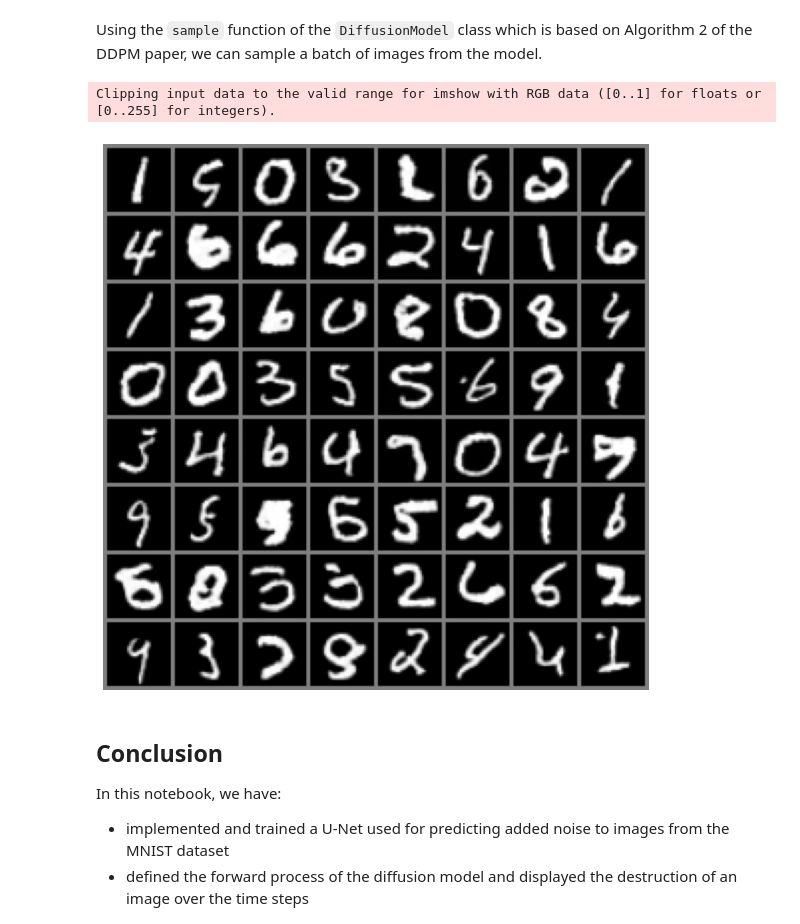
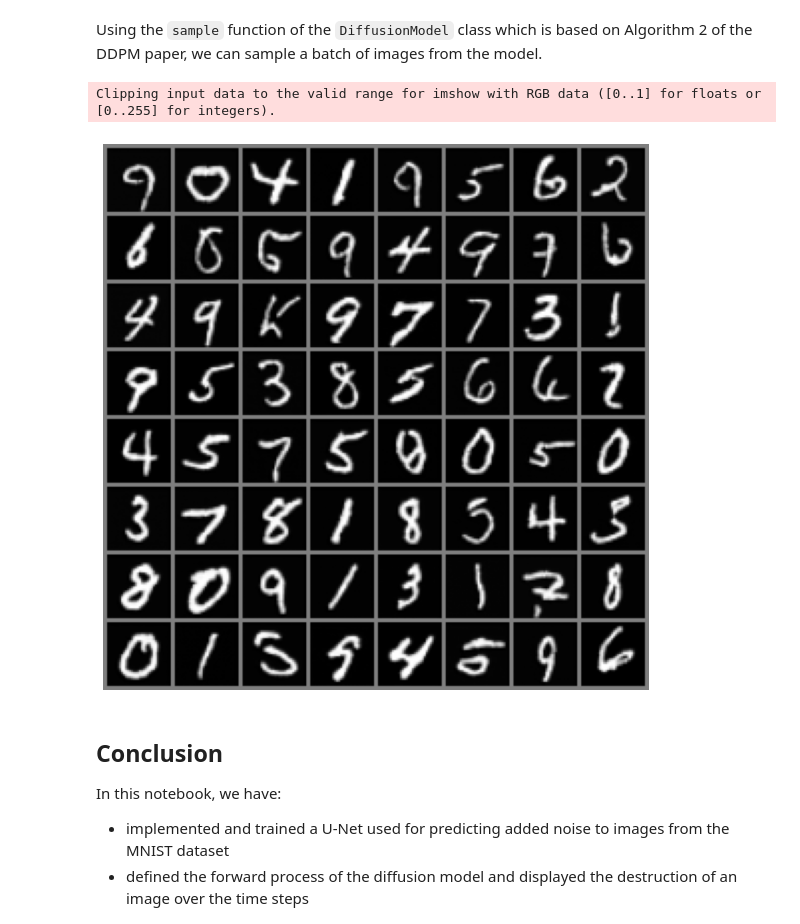
Before and after one commit to gregorysedykh/diffusion-models-in-depth, a Jupyter notebook: DMID.ipynb, the cells around one changed output. Cells and saved outputs as stored; diff of their text form; code cells hidden in the pictures.

```diff
--- a/DMID.ipynb
+++ b/DMID.ipynb
@@ -355,7 +330,7 @@ class DiffusionModel:
         return loss
 
 
-    def sample(self):
+    def sample(self, nb: int):
         """
         Samples a random image from the model.
         Based on Algorithm 2 from the DDPM paper.
@@ -363,7 +338,7 @@ class DiffusionModel:
         self.model.eval()
         with torch.no_grad():
             # x_t ~ N(0, I)
-            x_t = torch.randn(64, 1, 32, 32).to(self.device)
+            x_t = torch.randn(nb, 1, 32, 32).to(self.device)
 
             # for t = T, T-1, ..., 1 do
             for t in reversed(range(self.timesteps.shape[0])):
@@ -564,15 +539,16 @@ unet.load_state_dict(state_dict)
 Using the `sample` function of the `DiffusionModel` class which is based on Algorithm 2 of the DDPM paper, we can sample a batch of images from the model.
 # %%
 # Show batch of denoised images
-denoised_images = tensor_to_images(torchvision.utils.make_grid(ddpm.sample()))
+generated_images = ddpm.sample(64)
+denoised_images = tensor_to_images(torchvision.utils.make_grid(generated_images))
 
 plt.figure(figsize=(10, 10))
 plt.imshow(denoised_images, cmap='gray')
 plt.axis('off')
 plt.show()
 # %% [output]
 Clipping input data to the valid range for imshow with RGB data ([0..1] for floats or [0..255] for integers).
-[figure, old version]
+[figure, new version]
 # %% [markdown]
 ## Conclusion
 
```
Also changed, not shown: parts of 7 cells of this notebook, 14 other files.
